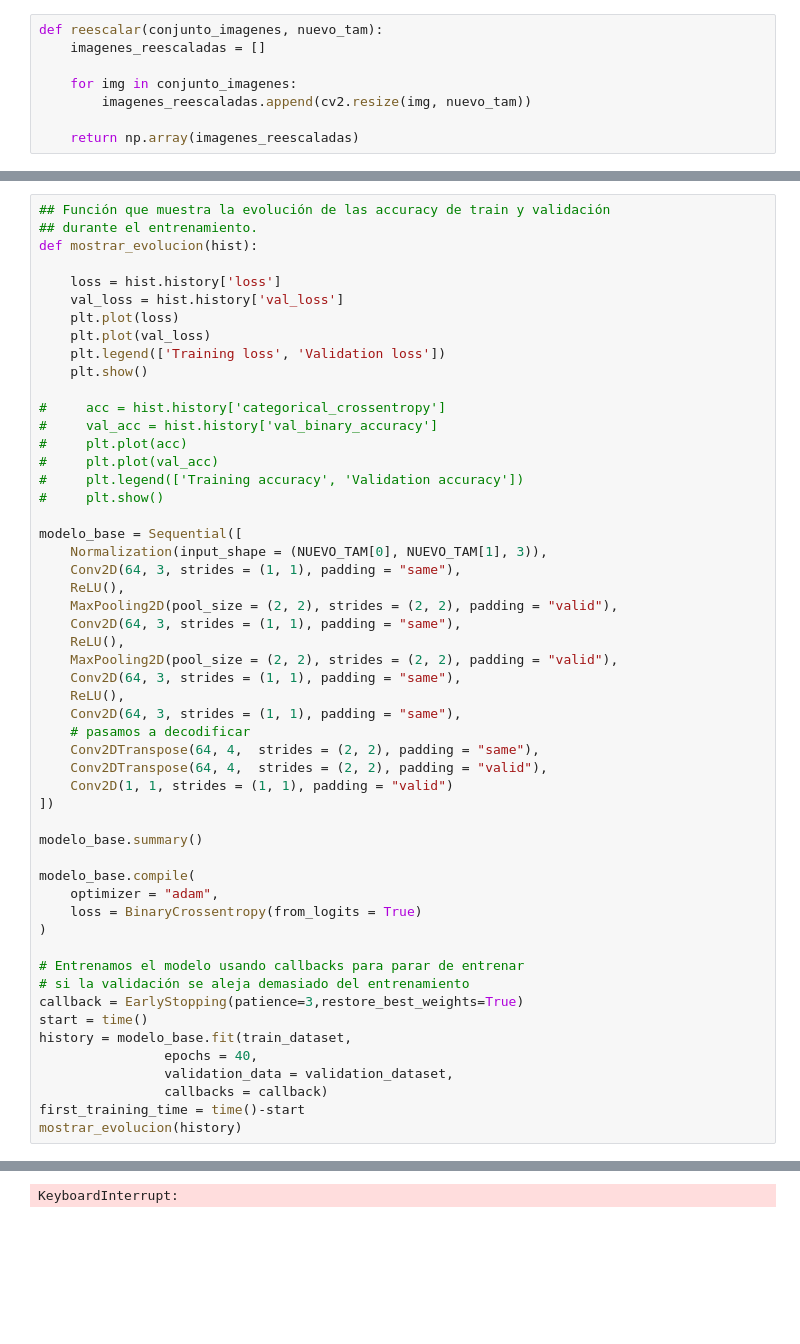
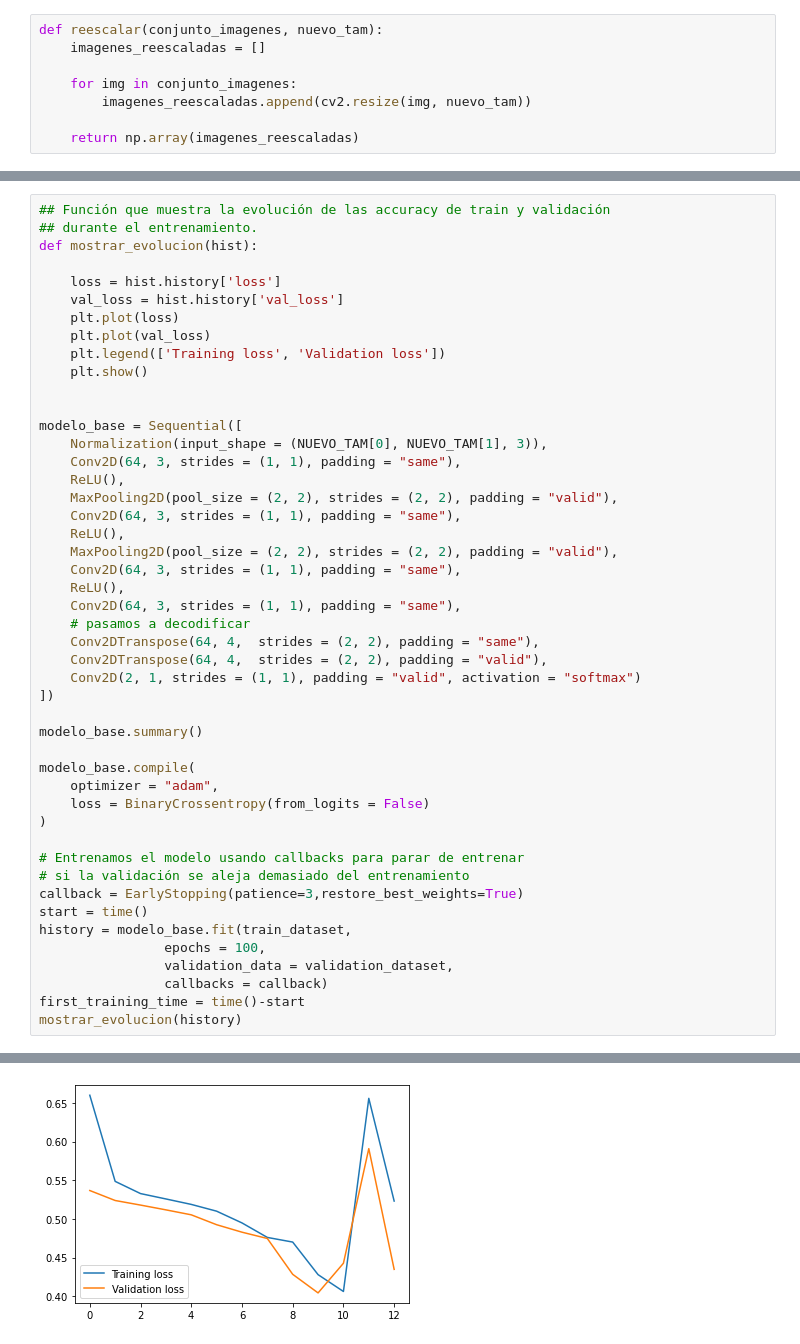
Before and after one commit to Juane99/VC_TEORIA_DATCOM, a Jupyter notebook: segmentation.ipynb, the cells around one changed output, grey strips where cells are left out. Saved outputs shown, nothing was run; the diff lists cells and outputs as text; blank space fills up the shorter version.

```diff
--- a/segmentation.ipynb
+++ b/segmentation.ipynb
@@ -135,12 +164,6 @@ def mostrar_evolucion(hist):
     plt.legend(['Training loss', 'Validation loss'])
     plt.show()
 
-#     acc = hist.history['categorical_crossentropy']
-#     val_acc = hist.history['val_binary_accuracy']
-#     plt.plot(acc)
-#     plt.plot(val_acc)
-#     plt.legend(['Training accuracy', 'Validation accuracy'])
-#     plt.show()
 
 modelo_base = Sequential([
     Normalization(input_shape = (NUEVO_TAM[0], NUEVO_TAM[1], 3)),
@@ -156,14 +179,14 @@ modelo_base = Sequential([
     # pasamos a decodificar
     Conv2DTranspose(64, 4,  strides = (2, 2), padding = "same"),
     Conv2DTranspose(64, 4,  strides = (2, 2), padding = "valid"),
-    Conv2D(1, 1, strides = (1, 1), padding = "valid")
+    Conv2D(2, 1, strides = (1, 1), padding = "valid", activation = "softmax")
 ])
 
 modelo_base.summary()
 
 modelo_base.compile(
     optimizer = "adam",
-    loss = BinaryCrossentropy(from_logits = True)
+    loss = BinaryCrossentropy(from_logits = False)
 )
 
 # Entrenamos el modelo usando callbacks para parar de entrenar
@@ -171,7 +194,7 @@ modelo_base.compile(
 callback = EarlyStopping(patience=3,restore_best_weights=True)
 start = time()
 history = modelo_base.fit(train_dataset,
-                epochs = 40,
+                epochs = 100,
                 validation_data = validation_dataset,
                 callbacks = callback)
 first_training_time = time()-start
@@ -197 +220 @@ Epoch 6/40
-KeyboardInterrupt:
+[figure, added]
```
Also changed, not shown: parts of 18 cells of this notebook.
